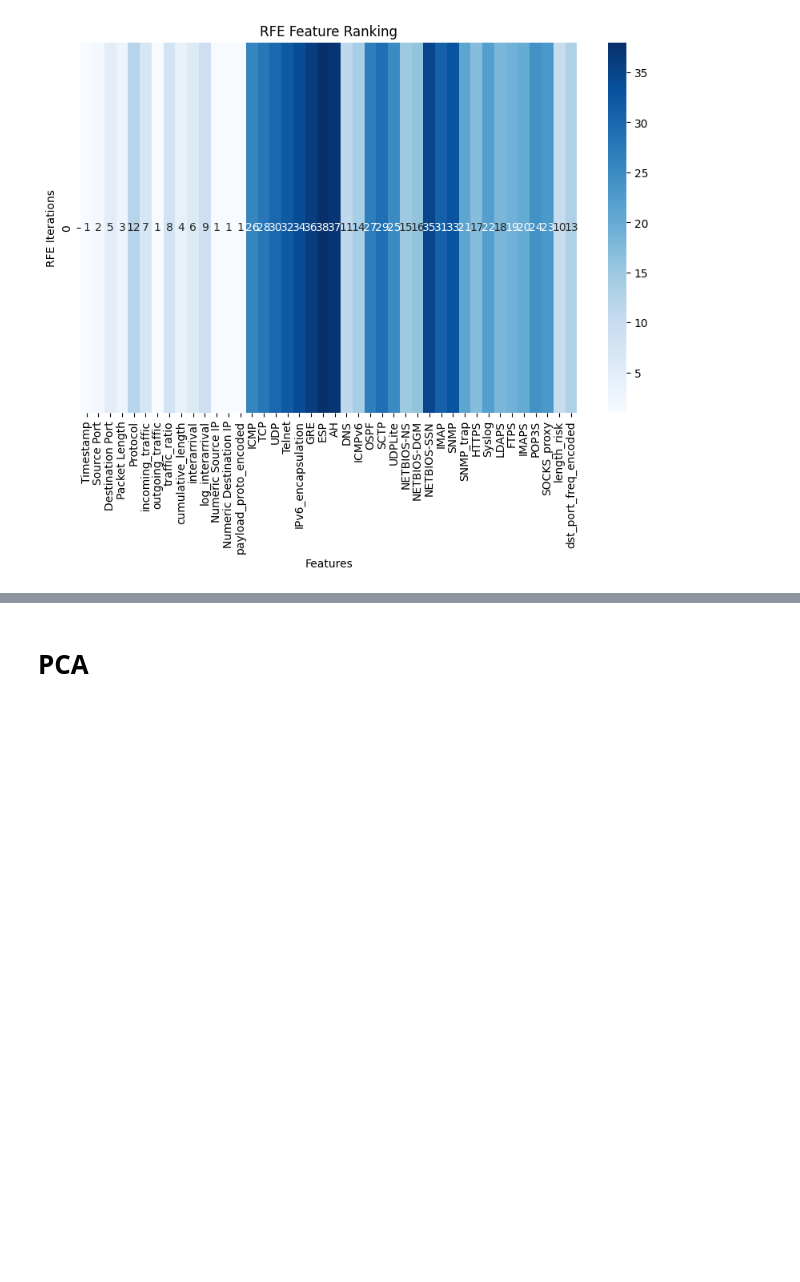
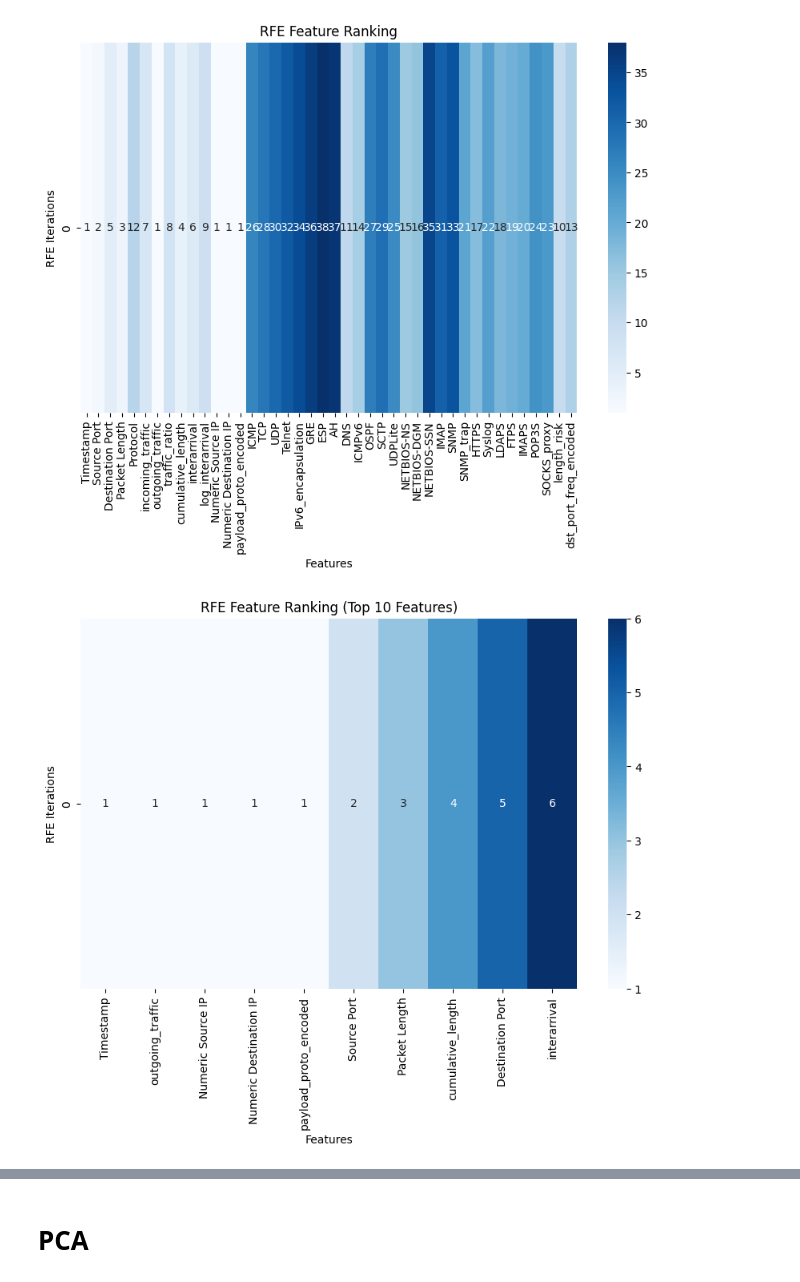
Before and after one commit to mundruid/cyber-ml, a Jupyter notebook: cyber_ml/blog_fe_5.ipynb, the cells around one changed output, grey strips where cells are left out. Cells and saved outputs as stored; diff of their text form; code cells hidden in the pictures; blank space fills up the shorter version.

Commit message:
adds more graphs

```diff
--- a/cyber_ml/blog_fe_5.ipynb
+++ b/cyber_ml/blog_fe_5.ipynb
@@ -234,3 +234,21 @@ plt.ylabel("RFE Iterations")
 plt.show()
 # %% [output]
 [figure]
+# %%
+# Get the indices of the top 10 features
+top_10_indices = np.argsort(feature_ranking)[:10]
+
+# Extract the names of the top 10 features
+top_10_features = X_train.columns[top_10_indices]
+
+# Create a heatmap to visualize the ranking of top 10 features
+plt.figure(figsize=(10, 6))
+sns.heatmap(
+    ranking_matrix[:, top_10_indices], cmap="Blues", annot=True, fmt="d", xticklabels=top_10_features
+)
+plt.title("RFE Feature Ranking (Top 10 Features)")
+plt.xlabel("Features")
+plt.ylabel("RFE Iterations")
+plt.show()
+# %% [output]
+[figure, added]
```
Also changed, not shown: parts of 2 cells of this notebook.
